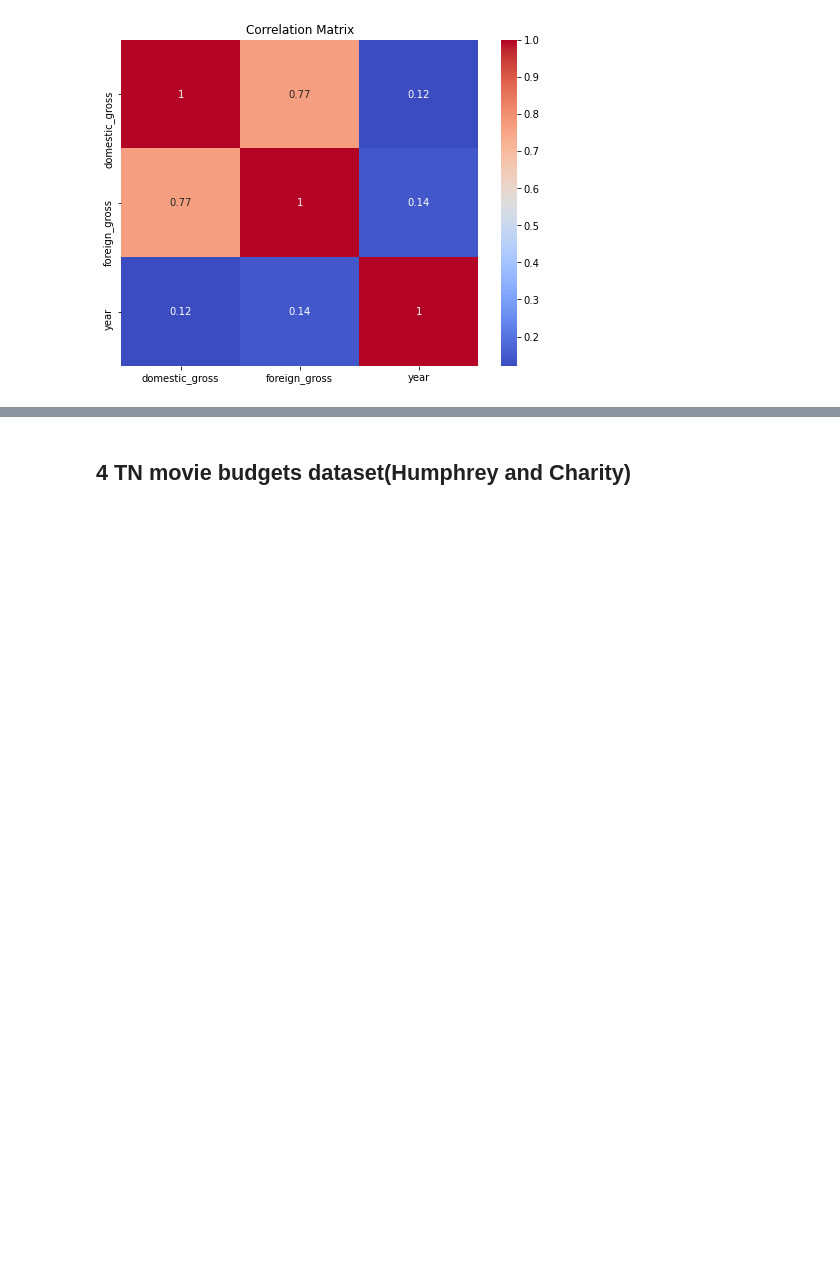
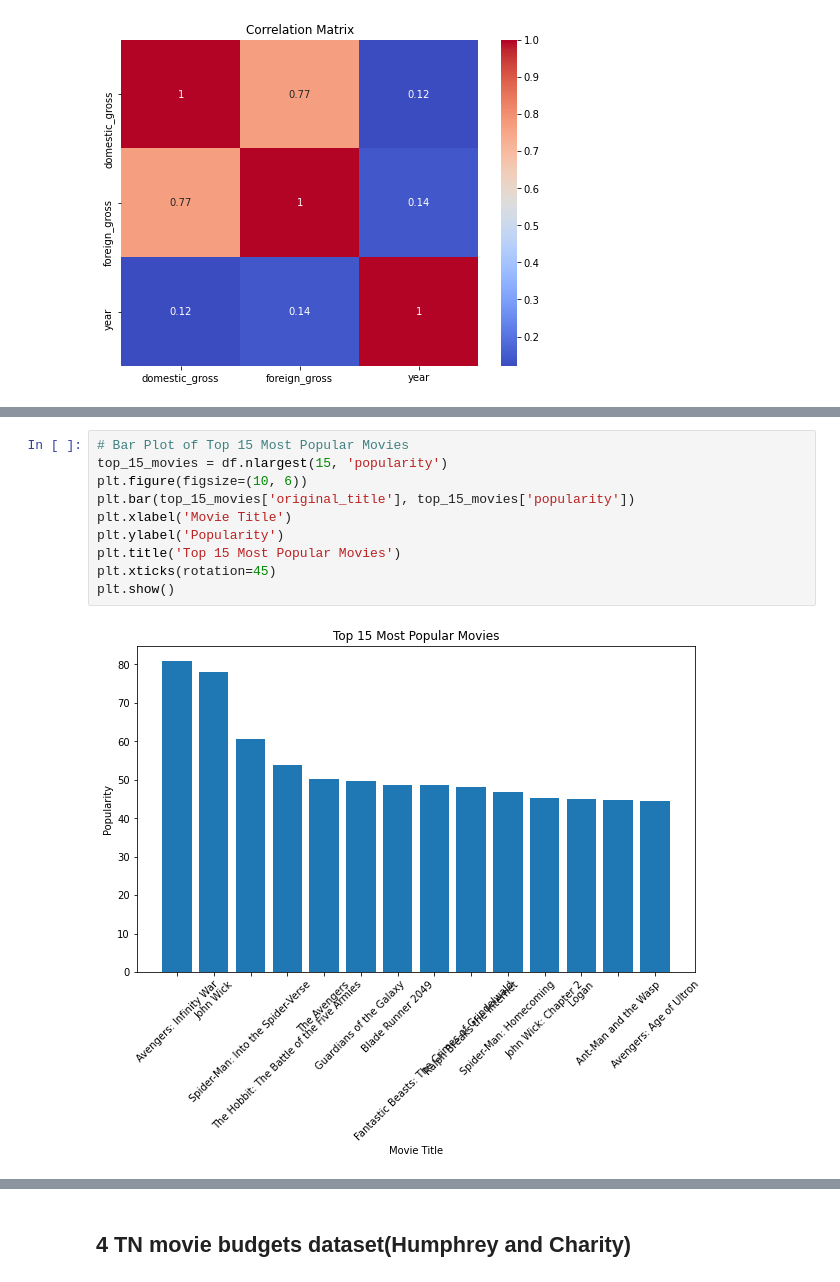
Before and after one commit to Thazes/Dsf-pt09-grp2, a Jupyter notebook: phase_2_group_2.ipynb, the cells around one changed output, grey strips where cells are left out. Saved outputs shown, nothing was run; the diff lists cells and outputs as text; blank space fills up the shorter version.

```diff
--- a/phase_2_group_2.ipynb
+++ b/phase_2_group_2.ipynb
@@ -166,0 +400,12 @@ plt.show()
+# %%
+# Bar Plot of Top 15 Most Popular Movies
+top_15_movies = df.nlargest(15, 'popularity')
+plt.figure(figsize=(10, 6))
+plt.bar(top_15_movies['original_title'], top_15_movies['popularity'])
+plt.xlabel('Movie Title')
+plt.ylabel('Popularity')
+plt.title('Top 15 Most Popular Movies')
+plt.xticks(rotation=45)
+plt.show()
+# %% [output]
+[figure, added]
```
Also changed, not shown: parts of 36 cells of this notebook.
